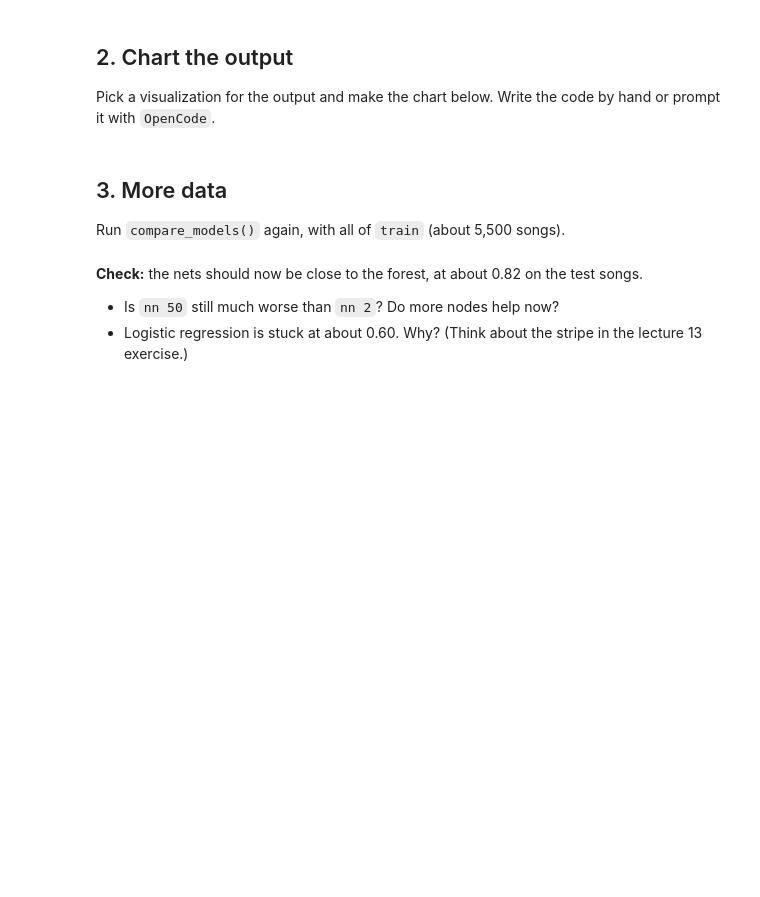
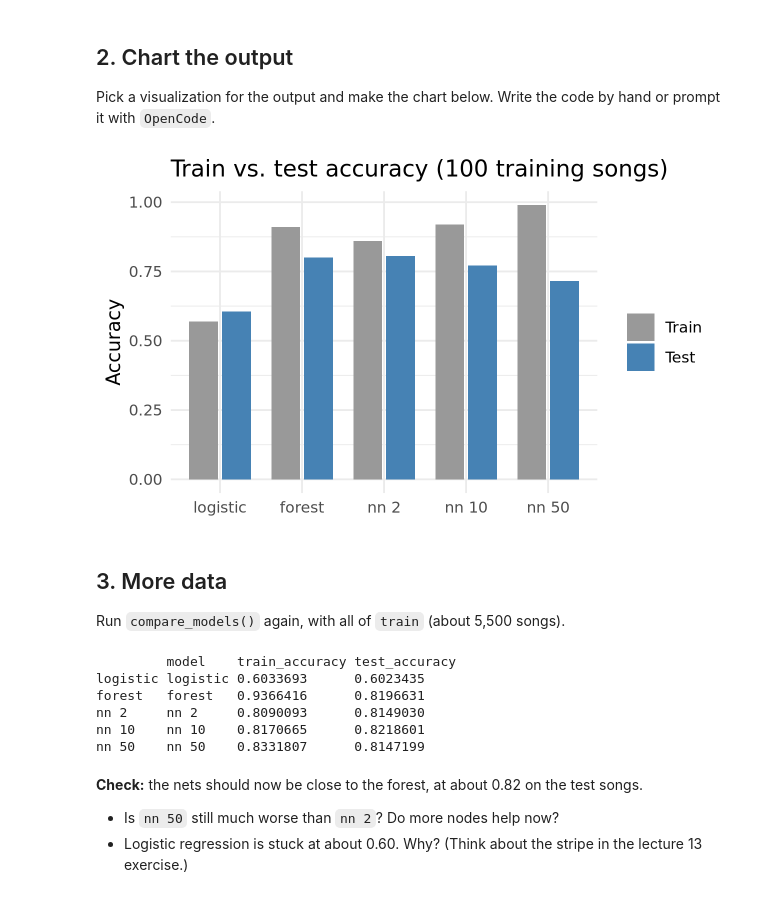
Before and after one commit to ArikaG05/JupyterCodespace, a Jupyter notebook: exercises/16-nn-exercise.ipynb, the cells around one changed output. Saved outputs shown, nothing was run; the diff lists cells and outputs as text; code cells hidden in the pictures; blank space fills up the shorter version.

```diff
--- a/exercises/16-nn-exercise.ipynb
+++ b/exercises/16-nn-exercise.ipynb
@@ -103,11 +136,42 @@ results_small
 
 Pick a visualization for the output and make the chart below. Write the code by hand or prompt it with `OpenCode`.
 # %%
-# Chart code goes here
+results_small |>
+    pivot_longer(
+        cols = c(train_accuracy, test_accuracy),
+        names_to = "which",
+        values_to = "accuracy"
+    ) |>
+    mutate(
+        which = factor(which,
+            levels = c("train_accuracy", "test_accuracy"),
+            labels = c("Train", "Test")),
+        model = factor(model,
+            levels = c("logistic", "forest", "nn 2", "nn 10", "nn 50"))
+    ) |>
+    ggplot(aes(x = model, y = accuracy, fill = which)) +
+    geom_col(position = position_dodge(width = 0.8), width = 0.7) +
+    scale_fill_manual(values = c("Train" = "grey60", "Test" = "steelblue")) +
+    labs(x = NULL, y = "Accuracy", fill = NULL,
+         title = "Train vs. test accuracy (100 training songs)") +
+    theme_minimal()
+# %% [output]
+[figure, added]
 # %% [markdown]
 ## 3. More data
 
 Run `compare_models()` again, with all of `train` (about 5,500 songs).
+# %%
+results_all = compare_models(train)
+
+results_all
+# %% [output]
+         model    train_accuracy test_accuracy
+logistic logistic 0.6033693      0.6023435
+forest   forest   0.9366416      0.8196631
+nn 2     nn 2     0.8090093      0.8149030
+nn 10    nn 10    0.8170665      0.8218601
+nn 50    nn 50    0.8331807      0.8147199
 # %% [markdown]
 **Check:** the nets should now be close to the forest, at about 0.82 on the test songs.
 
```
Also changed, not shown: parts of 7 cells of this notebook, 1 other file.
